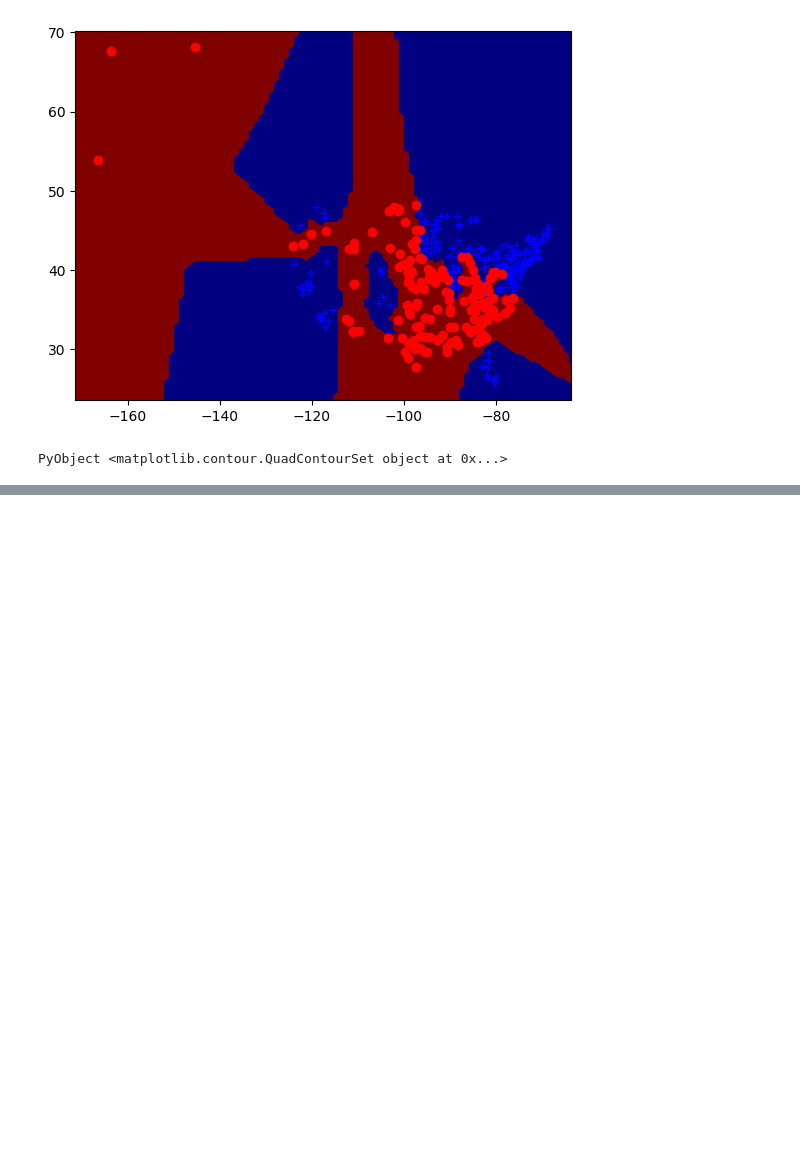
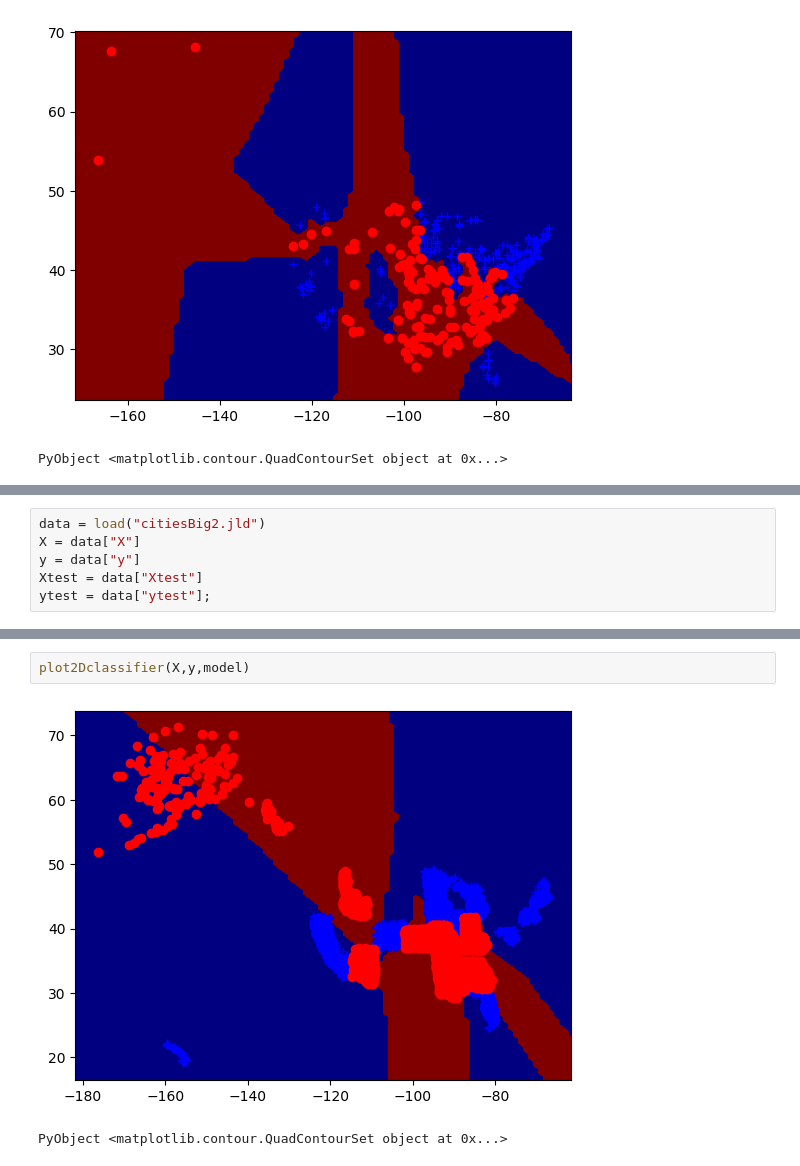
Before and after one commit to wollip/cs340, a Jupyter notebook: a2/Q3 KNN.ipynb, the cells around one changed output, grey strips where cells are left out. Cells and saved outputs as stored; diff of their text form; blank space fills up the shorter version.

```diff
--- a/a2/Q3 KNN.ipynb
+++ b/a2/Q3 KNN.ipynb
@@ -79,0 +142,6 @@ Test Error with 10-nearest neighbours: 0.097
+# %%
+data = load("citiesBig2.jld")
+X = data["X"]
+y = data["y"]
+Xtest = data["Xtest"]
+ytest = data["ytest"];
@@ -79,0 +165,5 @@ Test Error with 10-nearest neighbours: 0.097
+# %%
+plot2Dclassifier(X,y,model)
+# %% [output]
+[figure, added]
+PyObject <matplotlib.contour.QuadContourSet object at 0x...>
```
Also changed, not shown: parts of 19 cells of this notebook, 1 other file.
